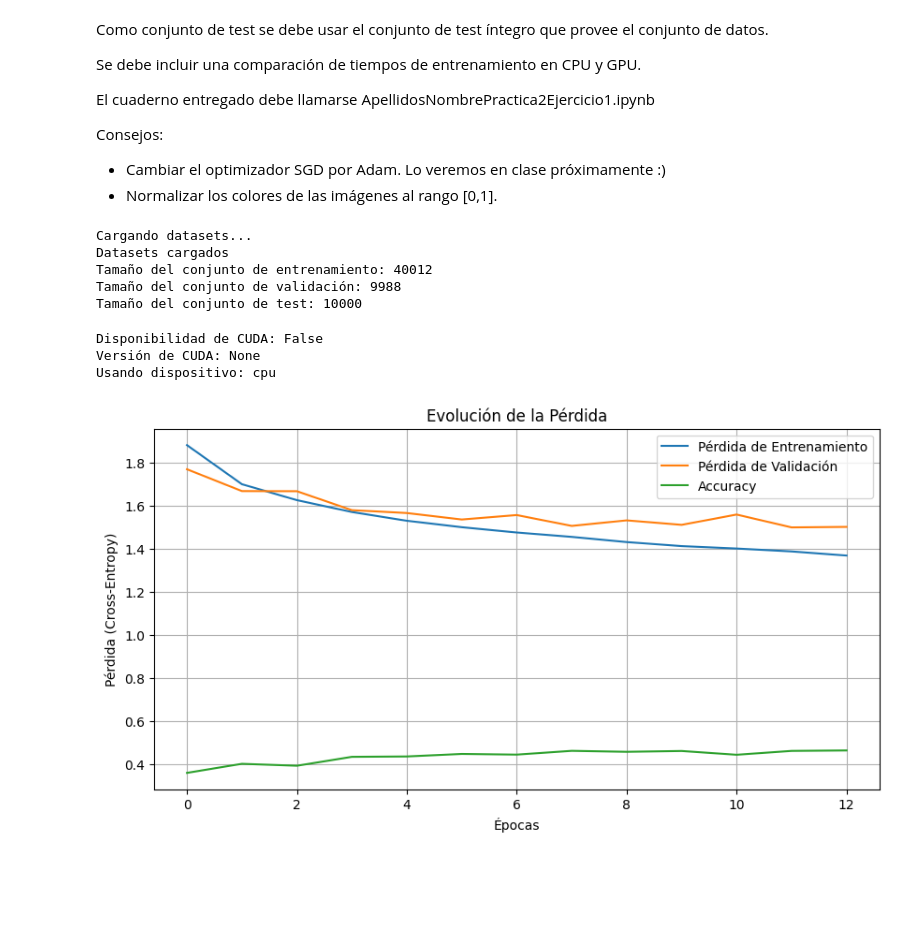
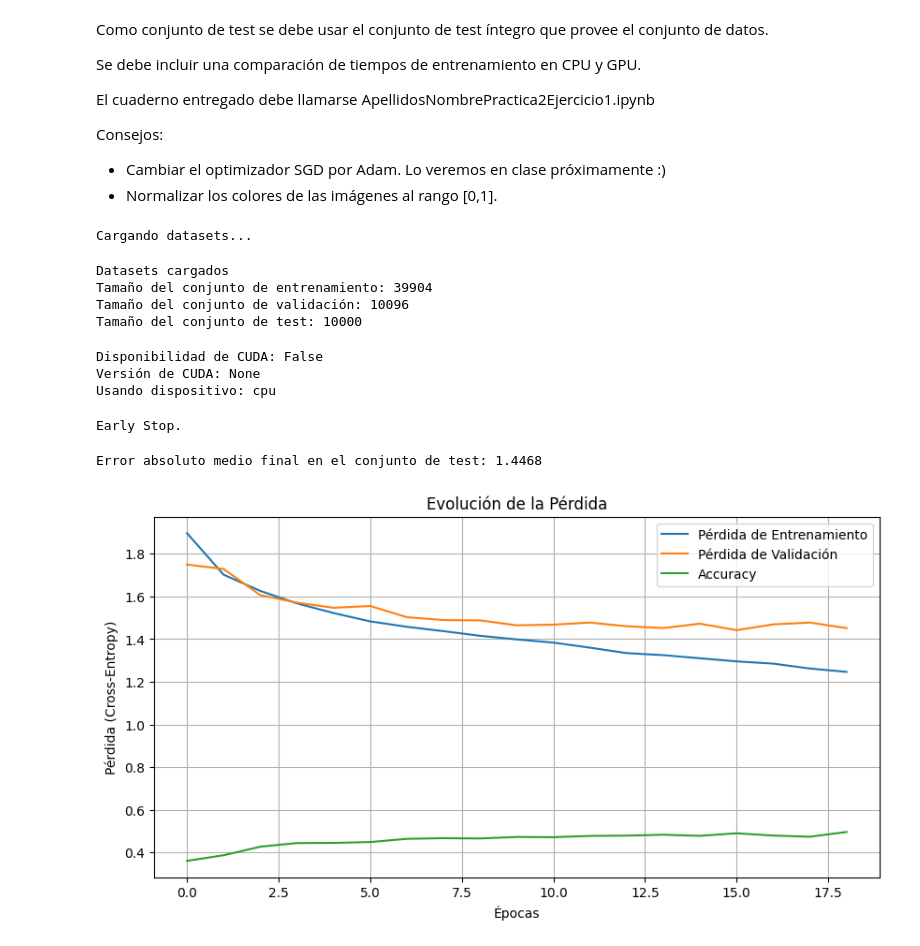
Before and after one commit to jesusggar/AI_model-training, a Jupyter notebook: Practica_2_Ejercicio_1.ipynb, the cells around one changed output. Drawn from its saved outputs; the diff is of its cells as text; code cells hidden in the pictures; blank space fills up the shorter version.

Commit message:
fix: gpu learning fixed

```diff
--- a/Practica_2_Ejercicio_1.ipynb
+++ b/Practica_2_Ejercicio_1.ipynb
@@ -116,6 +116,7 @@ def learning_loop_for_classification_with_early_stopping(train_dataloader, val_d
         val_set_size = 0
         with torch.no_grad():
           for x_val_true, y_val_true in val_dataloader:
+            x_val_true, y_val_true = x_val_true.to(device), y_val_true.to(device)
             y_val_pred = model(x_val_true)
 
             loss_val = loss_fn(y_val_pred, y_val_true)
@@ -136,7 +137,7 @@ def learning_loop_for_classification_with_early_stopping(train_dataloader, val_d
 
   return model, epoch_loss_list, val_loss_list, val_acc_list
 # %%
-workpath = 'C:/Users/jegag/OneDrive - Universidad de Málaga/Tercero/Primer cuatri/Practicas IA/data'
+workpath = 'C:/Users/jegag/Desktop/Phyton/Practicas IA/AI_model-training/data'
 print("Cargando datasets...")
 train_dataset = torchvision.datasets.CIFAR10(root=workpath, train=True, download=True, transform=transforms.ToTensor())
 test_dataset = torchvision.datasets.CIFAR10(root=workpath, train=False, download=True, transform=transforms.ToTensor())
@@ -150,10 +151,10 @@ print(f'Tamaño del conjunto de validación: {len(val_dataset)}')
 print(f'Tamaño del conjunto de test: {len(test_dataset)}')
 # %% [output]
 Cargando datasets...
-Datasets cargados
-Tamaño del conjunto de entrenamiento: 40012
-Tamaño del conjunto de validación: 9988
-Tamaño del conjunto de test: 10000
+Datasets cargados
+Tamaño del conjunto de entrenamiento: 39904
+Tamaño del conjunto de validación: 10096
+Tamaño del conjunto de test: 10000
 # %%
 print(f"Disponibilidad de CUDA: {torch.cuda.is_available()}")
 print(f"Versión de CUDA: {torch.version.cuda if torch.cuda.is_available() else None}")
@@ -184,7 +185,7 @@ model.to(device)
 epochs = 50
 loss_fn = nn.CrossEntropyLoss()
 optimizer = optim.Adam
-learning_rate = 1e-2
+learning_rate = 1e-3
 patience = 5
 delta = 0.01
 early_stop = Early_Stop(patience = patience,
@@ -212,16 +213,24 @@ print(f"Error absoluto medio final en el conjunto de test: {mean_test_error:.4f}
 Disponibilidad de CUDA: False
 Versión de CUDA: None
 Usando dispositivo: cpu
+Early Stop.
+Error absoluto medio final en el conjunto de test: 1.4468
 # %%
+# Mueve los resultados a la CPU justo antes de graficar
+if device == 'cuda':
+    train_losses = [t.cpu().item() for t in train_losses]
+    val_losses = [t.cpu().item() for t in val_losses]
+    val_accs = [t.cpu().item() for t in val_accs]
+
 plt.figure(figsize=(10, 5))
 plt.plot(train_losses, label='Pérdida de Entrenamiento')
 plt.plot(val_losses, label='Pérdida de Validación')
 plt.plot(val_accs, label='Accuracy')
 plt.title('Evolución de la Pérdida')
 plt.xlabel('Épocas')
 plt.ylabel('Pérdida (Cross-Entropy)')
 plt.legend()
 plt.grid(True)
 plt.show()
 # %% [output]
-[figure, old version]
+[figure, new version]
```
